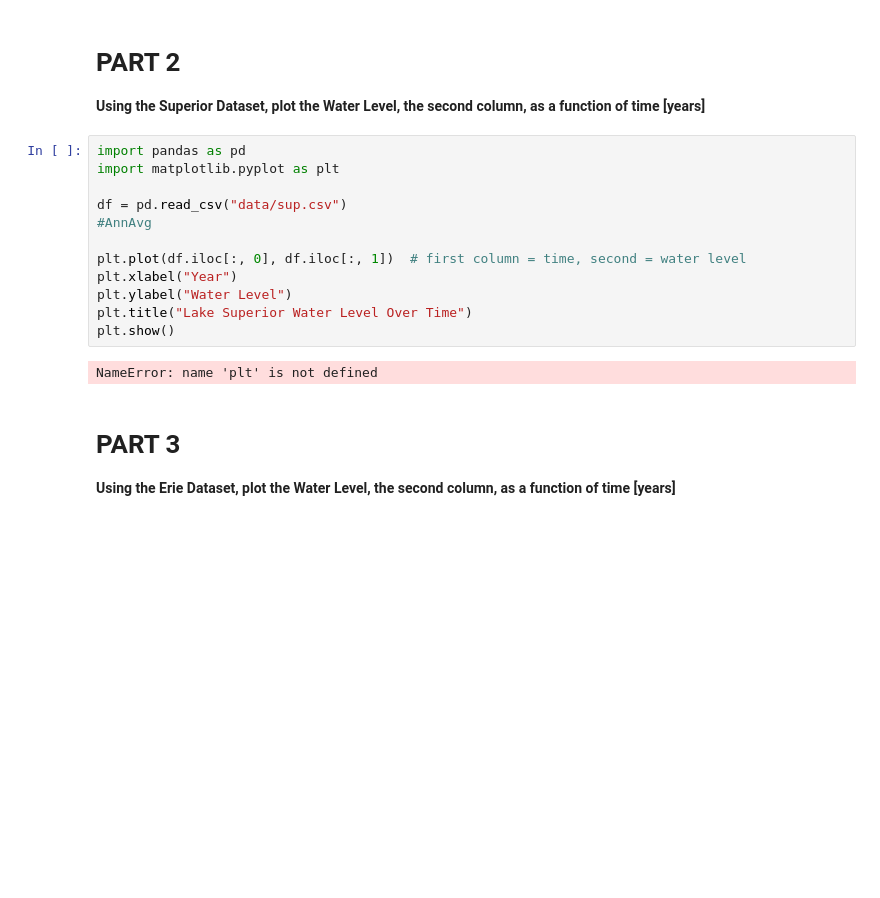
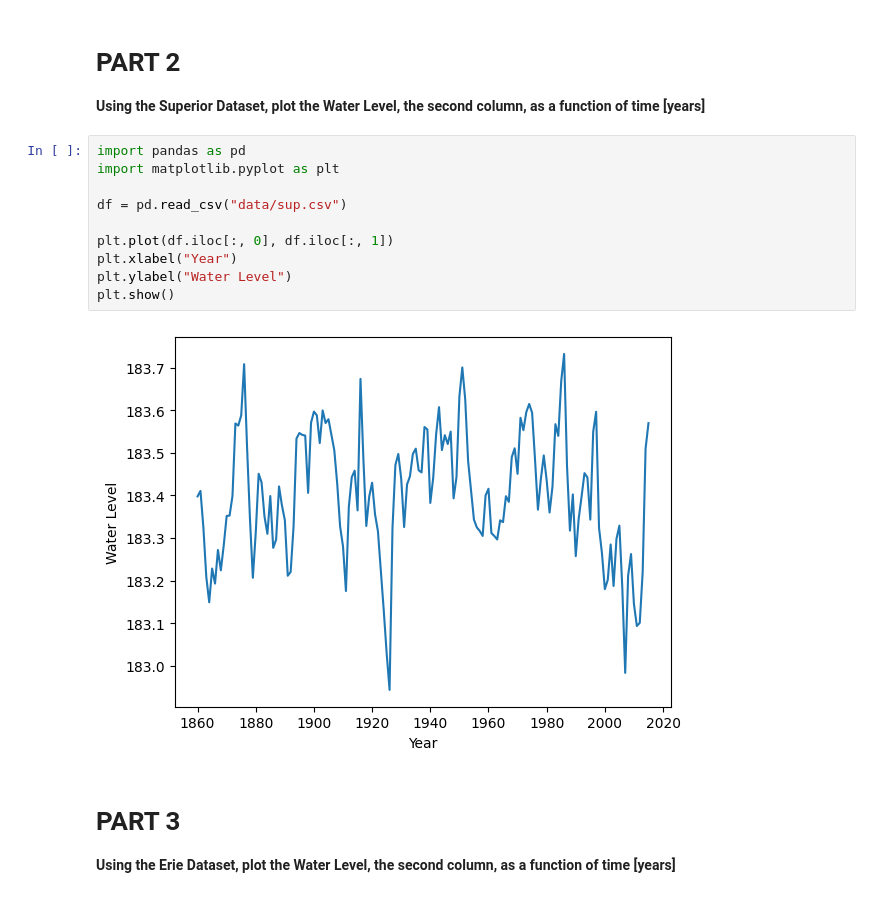
Before and after one commit to alexawiker359/CMSE202_Git_Started, a Jupyter notebook: Great_Lakes_and_Grand_River.ipynb, the cells around one changed output. Drawn from its saved outputs; the diff is of its cells as text; blank space fills up the shorter version.

```diff
--- a/Great_Lakes_and_Grand_River.ipynb
+++ b/Great_Lakes_and_Grand_River.ipynb
@@ -37,17 +37,15 @@ This notebook **might look very familiar!** It is based off a CMSE 201 assignmen
 # %%
 import pandas as pd
 import matplotlib.pyplot as plt
 
 df = pd.read_csv("data/sup.csv")
-#AnnAvg
 
-plt.plot(df.iloc[:, 0], df.iloc[:, 1])  # first column = time, second = water level
+plt.plot(df.iloc[:, 0], df.iloc[:, 1])
 plt.xlabel("Year")
 plt.ylabel("Water Level")
-plt.title("Lake Superior Water Level Over Time")
 plt.show()
 # %% [output]
-NameError: name 'plt' is not defined
+[figure, added]
 # %% [markdown]
 # PART 3
 
```
